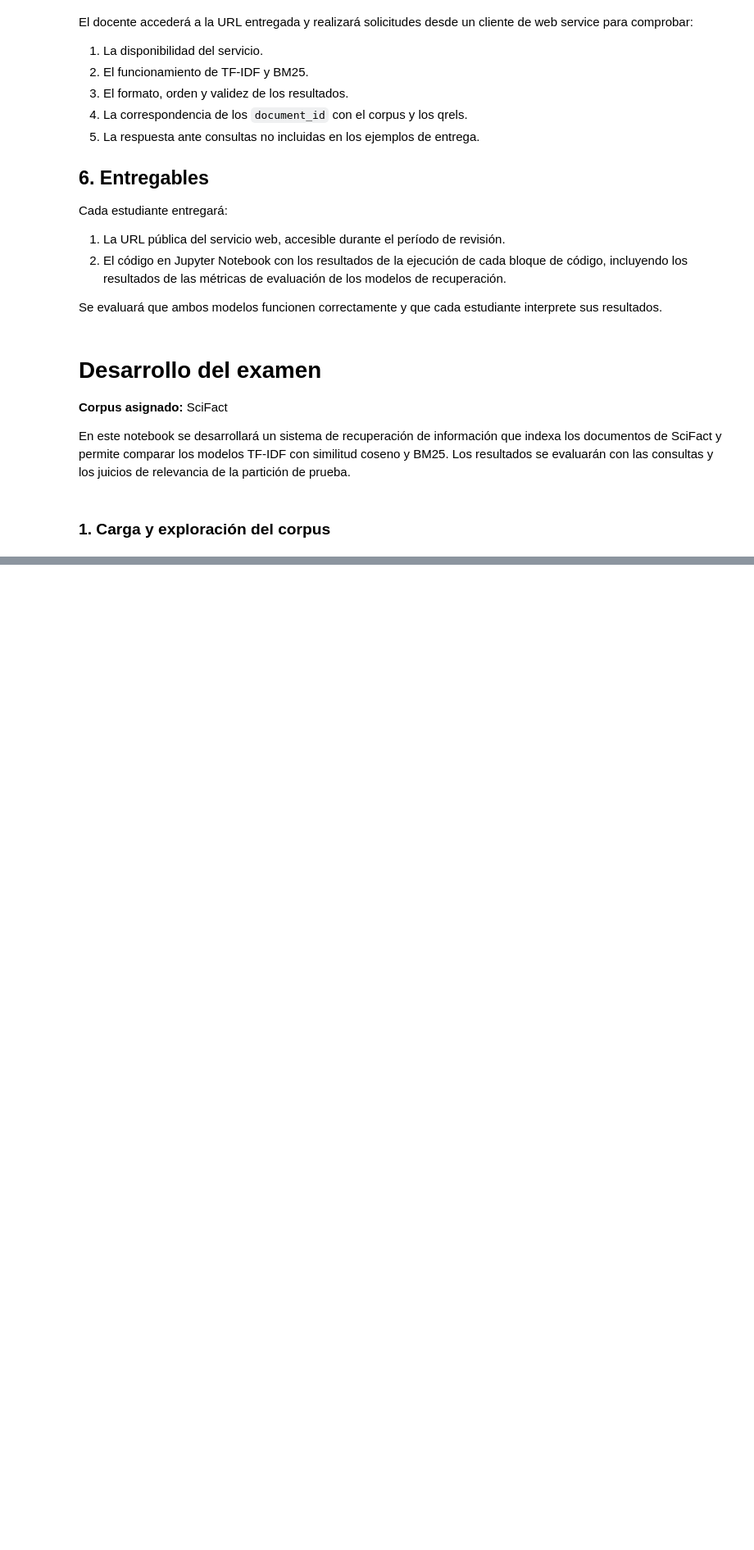
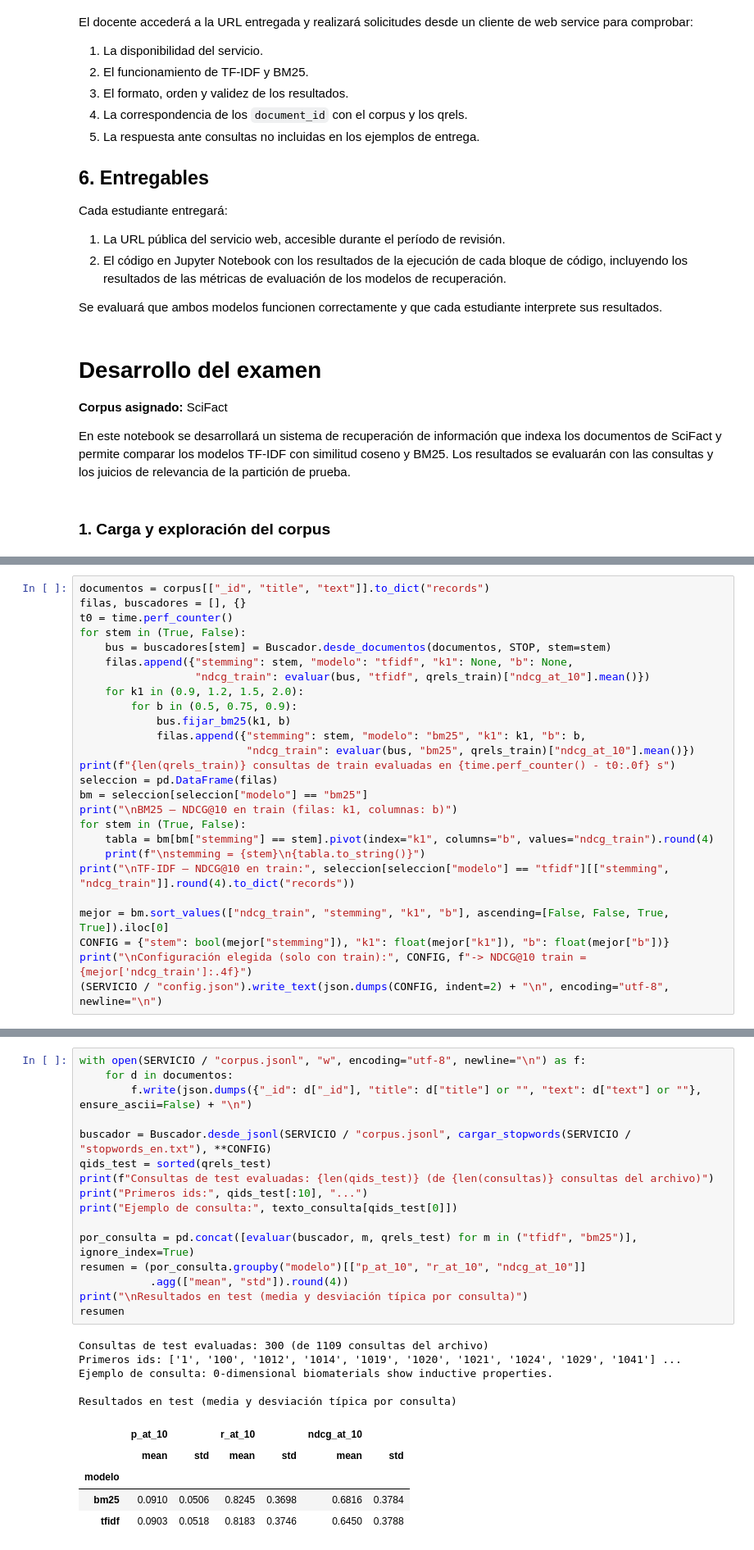
Before and after one commit to Vladimirjon/IR_IB_PasquelJohann, a Jupyter notebook: examen1bim.ipynb, the cells around one changed output, grey strips where cells are left out. Shown at 82% size. Cells and saved outputs as stored; diff of their text form; blank space fills up the shorter version.

```diff
--- a/examen1bim.ipynb
+++ b/examen1bim.ipynb
@@ -122,0 +679,26 @@ En este notebook se desarrollará un sistema de recuperación de información qu
+# %%
+documentos = corpus[["_id", "title", "text"]].to_dict("records")
+filas, buscadores = [], {}
+t0 = time.perf_counter()
+for stem in (True, False):
+    bus = buscadores[stem] = Buscador.desde_documentos(documentos, STOP, stem=stem)
+    filas.append({"stemming": stem, "modelo": "tfidf", "k1": None, "b": None,
+                  "ndcg_train": evaluar(bus, "tfidf", qrels_train)["ndcg_at_10"].mean()})
+    for k1 in (0.9, 1.2, 1.5, 2.0):
+        for b in (0.5, 0.75, 0.9):
+            bus.fijar_bm25(k1, b)
+            filas.append({"stemming": stem, "modelo": "bm25", "k1": k1, "b": b,
+                          "ndcg_train": evaluar(bus, "bm25", qrels_train)["ndcg_at_10"].mean()})
+print(f"{len(qrels_train)} consultas de train evaluadas en {time.perf_counter() - t0:.0f} s")
+seleccion = pd.DataFrame(filas)
+bm = seleccion[seleccion["modelo"] == "bm25"]
+print("\nBM25 — NDCG@10 en train (filas: k1, columnas: b)")
+for stem in (True, False):
+    tabla = bm[bm["stemming"] == stem].pivot(index="k1", columns="b", values="ndcg_train").round(4)
+    print(f"\nstemming = {stem}\n{tabla.to_string()}")
+print("\nTF-IDF — NDCG@10 en train:", seleccion[seleccion["modelo"] == "tfidf"][["stemming", "ndcg_train"]].round(4).to_dict("records"))
+
+mejor = bm.sort_values(["ndcg_train", "stemming", "k1", "b"], ascending=[False, False, True, True]).iloc[0]
+CONFIG = {"stem": bool(mejor["stemming"]), "k1": float(mejor["k1"]), "b": float(mejor["b"])}
+print("\nConfiguración elegida (solo con train):", CONFIG, f"-> NDCG@10 train = {mejor['ndcg_train']:.4f}")
+(SERVICIO / "config.json").write_text(json.dumps(CONFIG, indent=2) + "\n", encoding="utf-8", newline="\n")
@@ -122,0 +734,27 @@ En este notebook se desarrollará un sistema de recuperación de información qu
+# %%
+with open(SERVICIO / "corpus.jsonl", "w", encoding="utf-8", newline="\n") as f:
+    for d in documentos:
+        f.write(json.dumps({"_id": d["_id"], "title": d["title"] or "", "text": d["text"] or ""}, ensure_ascii=False) + "\n")
+
+buscador = Buscador.desde_jsonl(SERVICIO / "corpus.jsonl", cargar_stopwords(SERVICIO / "stopwords_en.txt"), **CONFIG)
+qids_test = sorted(qrels_test)
+print(f"Consultas de test evaluadas: {len(qids_test)} (de {len(consultas)} consultas del archivo)")
+print("Primeros ids:", qids_test[:10], "...")
+print("Ejemplo de consulta:", texto_consulta[qids_test[0]])
+
+por_consulta = pd.concat([evaluar(buscador, m, qrels_test) for m in ("tfidf", "bm25")], ignore_index=True)
+resumen = (por_consulta.groupby("modelo")[["p_at_10", "r_at_10", "ndcg_at_10"]]
+           .agg(["mean", "std"]).round(4))
+print("\nResultados en test (media y desviación típica por consulta)")
+resumen
+# %% [output]
+Consultas de test evaluadas: 300 (de 1109 consultas del archivo)
+Primeros ids: ['1', '100', '1012', '1014', '1019', '1020', '1021', '1024', '1029', '1041'] ...
+Ejemplo de consulta: 0-dimensional biomaterials show inductive properties.
+
+Resultados en test (media y desviación típica por consulta)
+|  | p_at_10 |  | r_at_10 |  | ndcg_at_10 |  |
+|  | mean | std | mean | std | mean | std |
+| modelo |  |  |  |  |  |  |
+| bm25 | 0.0910 | 0.0506 | 0.8245 | 0.3698 | 0.6816 | 0.3784 |
+| tfidf | 0.0903 | 0.0518 | 0.8183 | 0.3746 | 0.6450 | 0.3788 |
```
Also changed, not shown: parts of 45 cells of this notebook, 15 other files.
